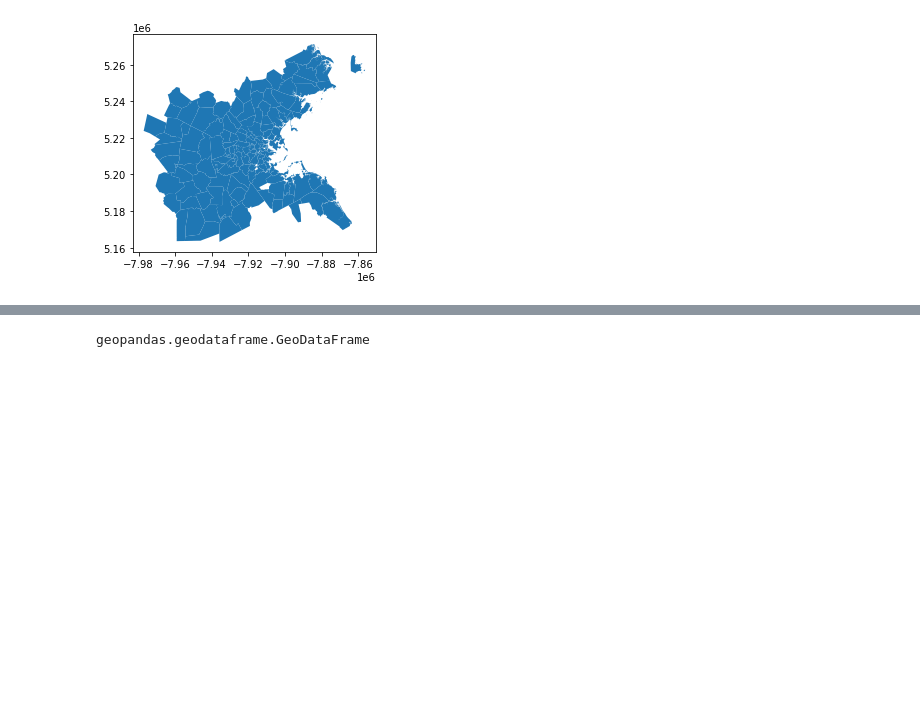
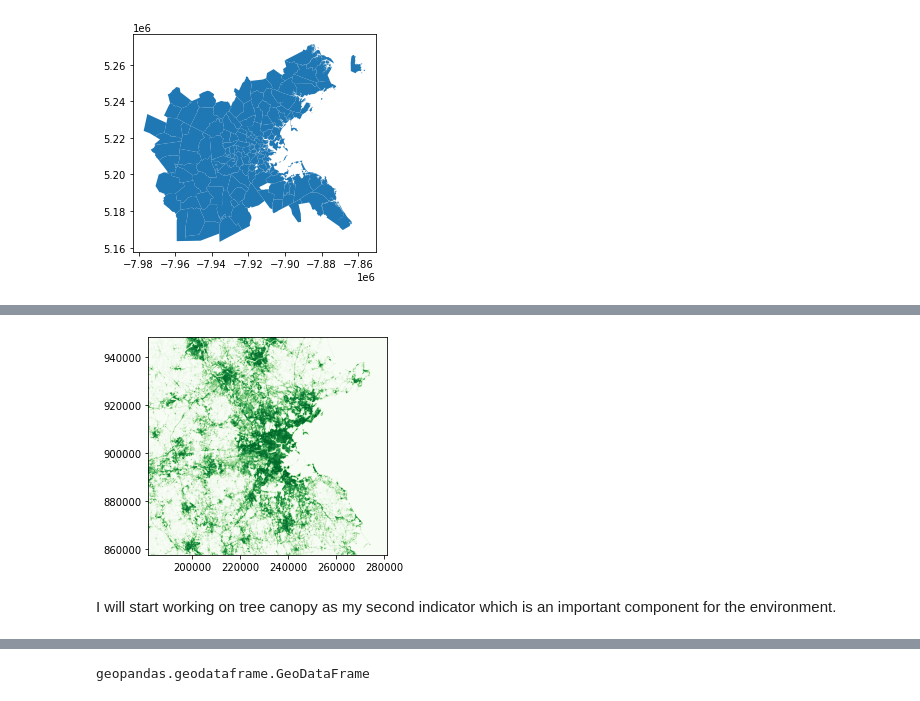
Before and after one commit to zhining-sun/UEP239-FinalProject, a Jupyter notebook: FinalProject_ZhiningSun.ipynb, the cells around one changed output, grey strips where cells are left out. Cells and saved outputs as stored; diff of their text form; code cells hidden in the pictures; blank space fills up the shorter version.

```diff
--- a/FinalProject_ZhiningSun.ipynb
+++ b/FinalProject_ZhiningSun.ipynb
@@ -209,0 +228,10 @@ For each indicator, I will summarize the value by zipcode, map the location, cre
+# %%
+#Create reclassification
+landcover_reclass = np.full(landcover_shape, np.NaN)
+# %%
+#Reclassify
+landcover_reclass[(landcover_1 == 23)] =5
+landcover_reclass[(landcover_1 == 24)] = 4
+landcover_reclass[(landcover_1 == 22)] = 3
+landcover_reclass[(landcover_1 ==21)] = 2
+landcover_reclass[(landcover_1 !=23) & (landcover_1 != 24)& (landcover_1 != 22)& (landcover_1 != 21)] = 1
@@ -209,0 +248,8 @@ For each indicator, I will summarize the value by zipcode, map the location, cre
+# %%
+#Visualization after Reclassification
+show(landcover_reclass,cmap='Greens',transform=landcover_transform)
+plt.show()
+# %% [output]
+[figure, added]
+# %% [markdown]
+I will start working on tree canopy as my second indicator which is an important component for the environment.
```
Also changed, not shown: parts of 14 cells of this notebook.
